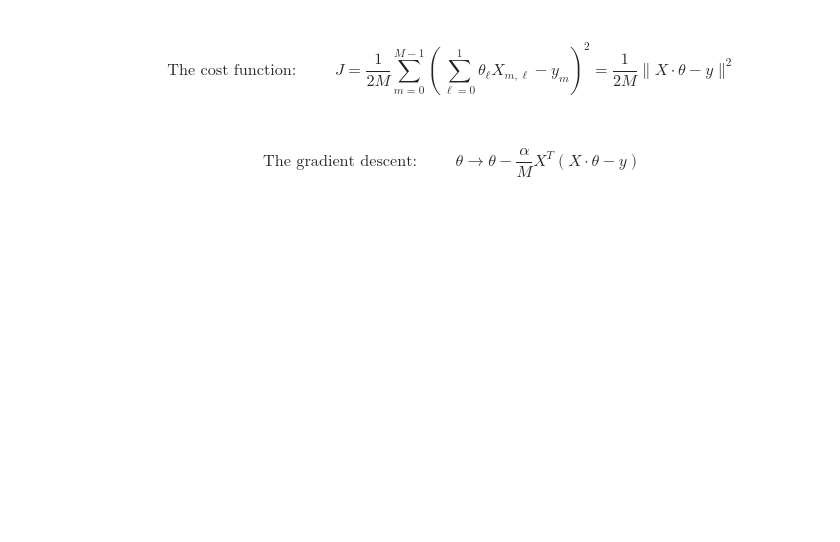
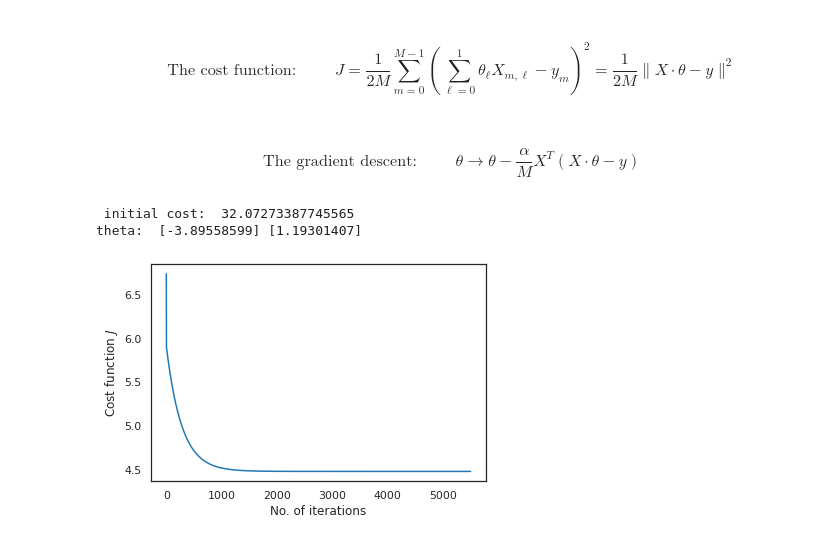
Before and after one commit to KevoSoftworks/machine_learning, a Jupyter notebook: linear_regression/assignment.ipynb, the cells around one changed output. Saved outputs shown, nothing was run; the diff lists cells and outputs as text; code cells hidden in the pictures; blank space fills up the shorter version.

```diff
--- a/linear_regression/assignment.ipynb
+++ b/linear_regression/assignment.ipynb
@@ -54,9 +57,10 @@ From now on you should change the lines indicated with ... (and remove ## of cou
 #### $$ \mbox{The cost function:} \hspace{1cm} J = \frac{1}{2M} \sum_{m=0}^{M-1} \left(\sum_{\ell=0}^1\theta_\ell X_{m, \ell} -y_m\right)^2 = \frac{1}{2M} \|X \cdot \theta - y\|^2$$
 # %%
 def computeCost(X, y, theta):
-##  M = ...
-##  J = ...
-##  return
+    M = X.shape[0]
+    J = np.linalg.norm(X @ theta - y)**2 / (2*M)
+
+    return J
 # %% [markdown]
 #### $$ \mbox{The gradient descent:} \hspace{1cm} \theta \to \theta - \frac{\alpha}{M} X^T (X\cdot \theta -y)$$
 # %%
@@ -65,19 +69,26 @@ def gradientDescent(X, y, theta, alpha = 0.01, num_iters = 5500):
     Jh = np.zeros(num_iters)
     ## keep all data in Jh such that we can plot
     for iter in np.arange(num_iters):
-        ## theta = ...
-        ## Jh[...] = ...
-    return(theta, Jh)
+        theta -= alpha / M * X.T @ (X @ theta - y)
+        Jh[iter] = computeCost(X, y, theta)
+
+    return theta, Jh
 # %%
 ## theta for minimized cost J
 ## initializing theta
 theta = np.c_[np.zeros(X.shape[1])]
 print(' initial cost: ',computeCost(X,y,theta))
-theta , Jh = gradientDescent(X, y, theta)
+theta, Jh = gradientDescent(X, y, theta)
 print('theta: ',theta[0], theta[1])
 ## plot the history of the cost function
 ## put sensible text on axis
-## plt ...
+plt.plot(range(Jh.size), Jh)
+plt.xlabel("No. of iterations")
+plt.ylabel(r"Cost function $J$");
+# %% [output]
+ initial cost:  32.07273387745565
+theta:  [-3.89558599] [1.19301407]
+[figure, added]
 # %%
 ## compare with Scikit-learn Linear regression
 ## https://scikit-learn.org/stable/modules/generated/sklearn.linear_model.LinearRegression.html
```
Also changed, not shown: parts of 7 cells of this notebook.
